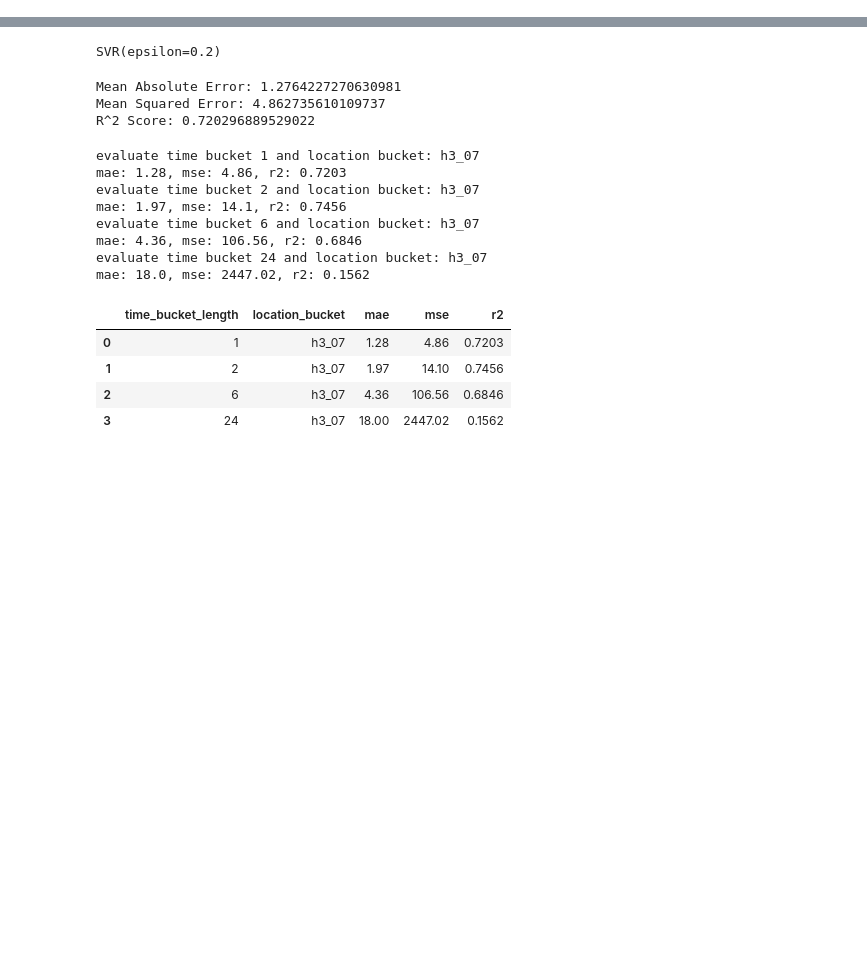
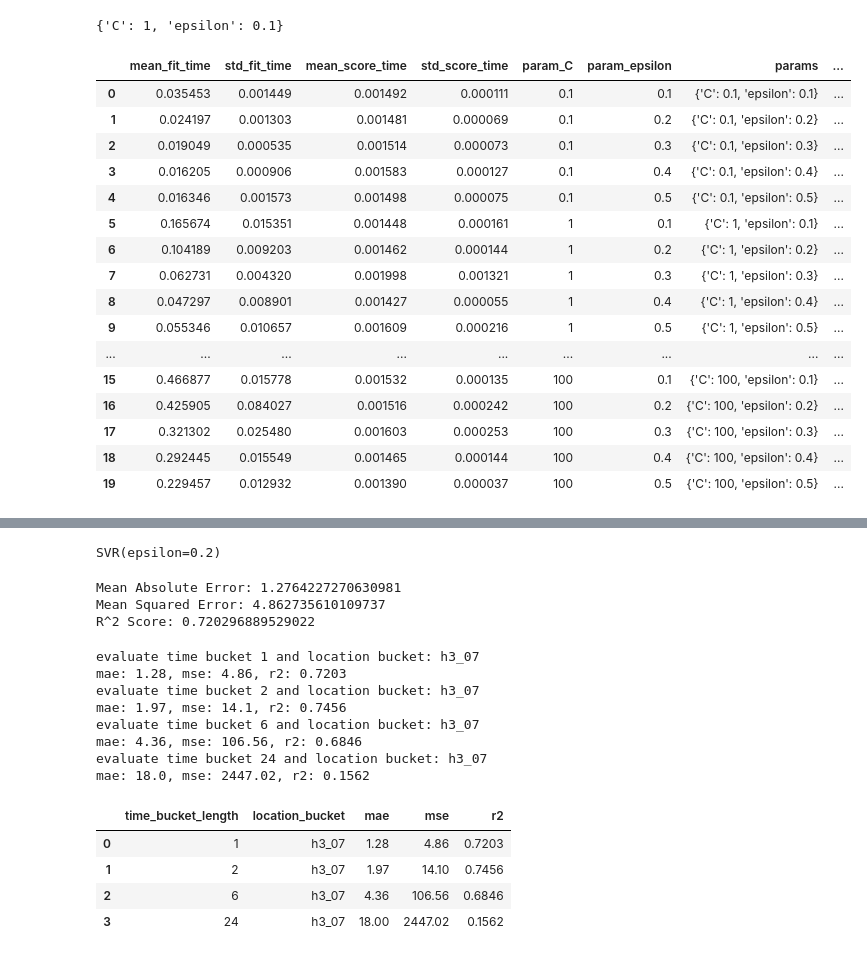
Before and after one commit to Jerematix/aaa, a Jupyter notebook: notebooks/4_predictive_analysis/01_SVM.ipynb, the cells around one changed output, grey strips where cells are left out. Saved outputs shown, nothing was run; the diff lists cells and outputs as text; code cells hidden in the pictures; blank space fills up the shorter version.

Commit message:
update SVM models

```diff
--- a/notebooks/4_predictive_analysis/01_SVM.ipynb
+++ b/notebooks/4_predictive_analysis/01_SVM.ipynb
@@ -60,0 +17,4 @@ demand_feat_df.head()
+# %%
+# read in data
+data = pd.read_parquet(f"../../data/predictive/Taxi_Trips_Spatio_Temporal_{time_bucket_length}_{location_bucket}.parquet")
+data
@@ -60,0 +35,10 @@ demand_feat_df.head()
+# %%
+# scale data and get one hot encoding for location bucket feature
+col_list = data.columns.to_list()
+col_list.remove(location_bucket)
+
+scaler = StandardScaler()
+data[col_list] = scaler.fit_transform(data[col_list])
+
+data = pd.get_dummies(data, columns=[location_bucket], dtype=int)
+data
@@ -60,0 +59,40 @@ demand_feat_df.head()
+# %%
+def split_train_test(data, target_col="demand"):
+    # split data into train and test
+    X = data.drop(columns=[target_col])
+    y = data[target_col]
+    X_train, X_test, y_train, y_test = train_test_split(X, y, test_size=0.2, random_state=4711)
+    return X_train, X_test, y_train, y_test
+# %%
+X_train, X_test, y_train, y_test = split_train_test(data)
+# %%
+param_grid = {
+    'C': [0.1, 1, 10, 100],
+    'epsilon': [0.1, 0.2, 0.3, 0.4, 0.5],
+}
+
+linear_svr_model = LinearSVR()
+grid_search_linear = GridSearchCV(linear_svr_model, param_grid, cv=5, scoring='neg_mean_squared_error', verbose=0, n_jobs=-1)
+grid_search_linear.fit(X_train, y_train)
+
+print(grid_search_linear.best_params_)
+pd.DataFrame(grid_search_linear.cv_results_)
+# %% [output]
+{'C': 1, 'epsilon': 0.1}
+|  | mean_fit_time | std_fit_time | mean_score_time | std_score_time | param_C | param_epsilon | params | ... |
+| 0 | 0.035453 | 0.001449 | 0.001492 | 0.000111 | 0.1 | 0.1 | {'C': 0.1, 'epsilon': 0.1} | ... |
+| 1 | 0.024197 | 0.001303 | 0.001481 | 0.000069 | 0.1 | 0.2 | {'C': 0.1, 'epsilon': 0.2} | ... |
+| 2 | 0.019049 | 0.000535 | 0.001514 | 0.000073 | 0.1 | 0.3 | {'C': 0.1, 'epsilon': 0.3} | ... |
+| 3 | 0.016205 | 0.000906 | 0.001583 | 0.000127 | 0.1 | 0.4 | {'C': 0.1, 'epsilon': 0.4} | ... |
+| 4 | 0.016346 | 0.001573 | 0.001498 | 0.000075 | 0.1 | 0.5 | {'C': 0.1, 'epsilon': 0.5} | ... |
+| 5 | 0.165674 | 0.015351 | 0.001448 | 0.000161 | 1 | 0.1 | {'C': 1, 'epsilon': 0.1} | ... |
+| 6 | 0.104189 | 0.009203 | 0.001462 | 0.000144 | 1 | 0.2 | {'C': 1, 'epsilon': 0.2} | ... |
+| 7 | 0.062731 | 0.004320 | 0.001998 | 0.001321 | 1 | 0.3 | {'C': 1, 'epsilon': 0.3} | ... |
+| 8 | 0.047297 | 0.008901 | 0.001427 | 0.000055 | 1 | 0.4 | {'C': 1, 'epsilon': 0.4} | ... |
+| 9 | 0.055346 | 0.010657 | 0.001609 | 0.000216 | 1 | 0.5 | {'C': 1, 'epsilon': 0.5} | ... |
+| ... | ... | ... | ... | ... | ... | ... | ... | ... |
+| 15 | 0.466877 | 0.015778 | 0.001532 | 0.000135 | 100 | 0.1 | {'C': 100, 'epsilon': 0.1} | ... |
+| 16 | 0.425905 | 0.084027 | 0.001516 | 0.000242 | 100 | 0.2 | {'C': 100, 'epsilon': 0.2} | ... |
+| 17 | 0.321302 | 0.025480 | 0.001603 | 0.000253 | 100 | 0.3 | {'C': 100, 'epsilon': 0.3} | ... |
+| 18 | 0.292445 | 0.015549 | 0.001465 | 0.000144 | 100 | 0.4 | {'C': 100, 'epsilon': 0.4} | ... |
+| 19 | 0.229457 | 0.012932 | 0.001390 | 0.000037 | 100 | 0.5 | {'C': 100, 'epsilon': 0.5} | ... |
```
Also changed, not shown: parts of 20 cells of this notebook.
